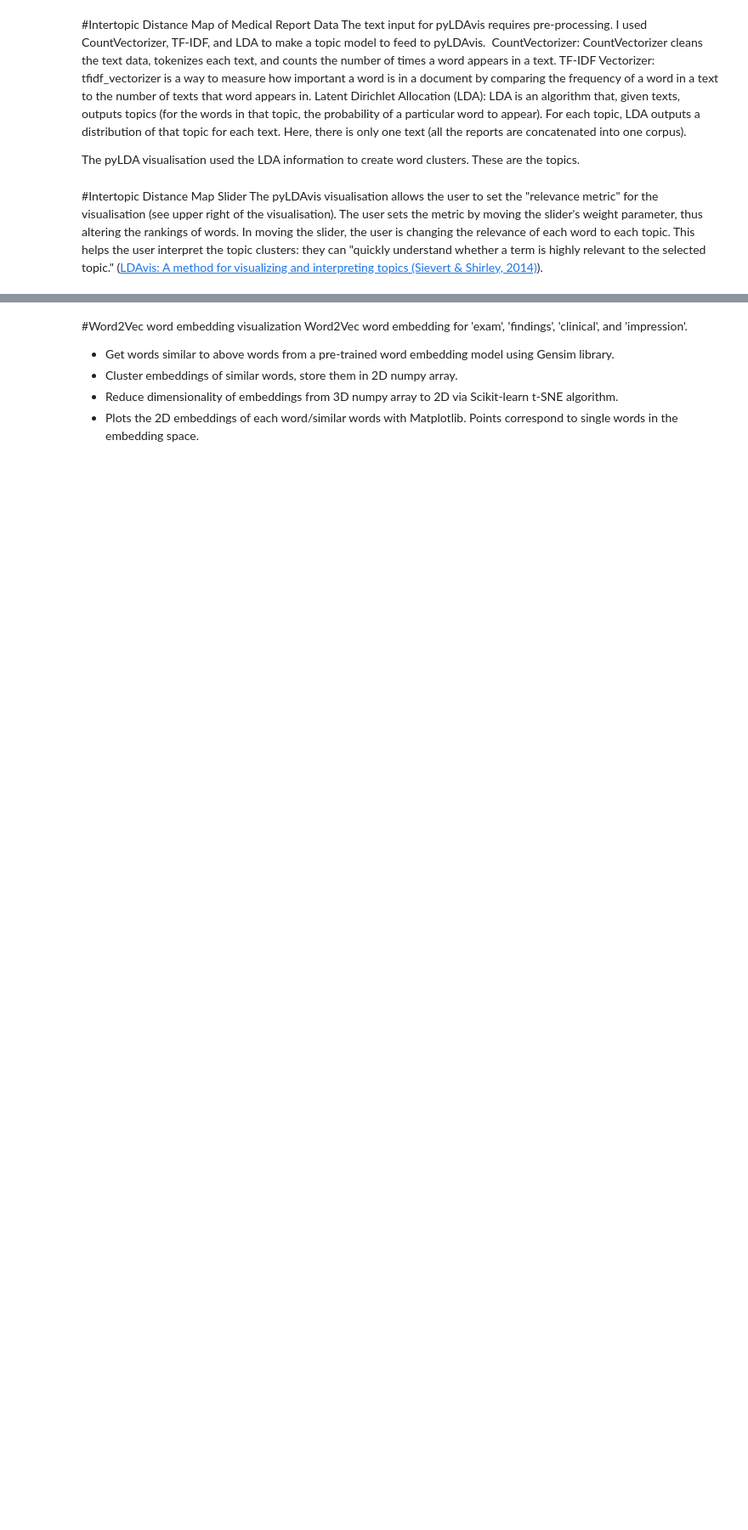
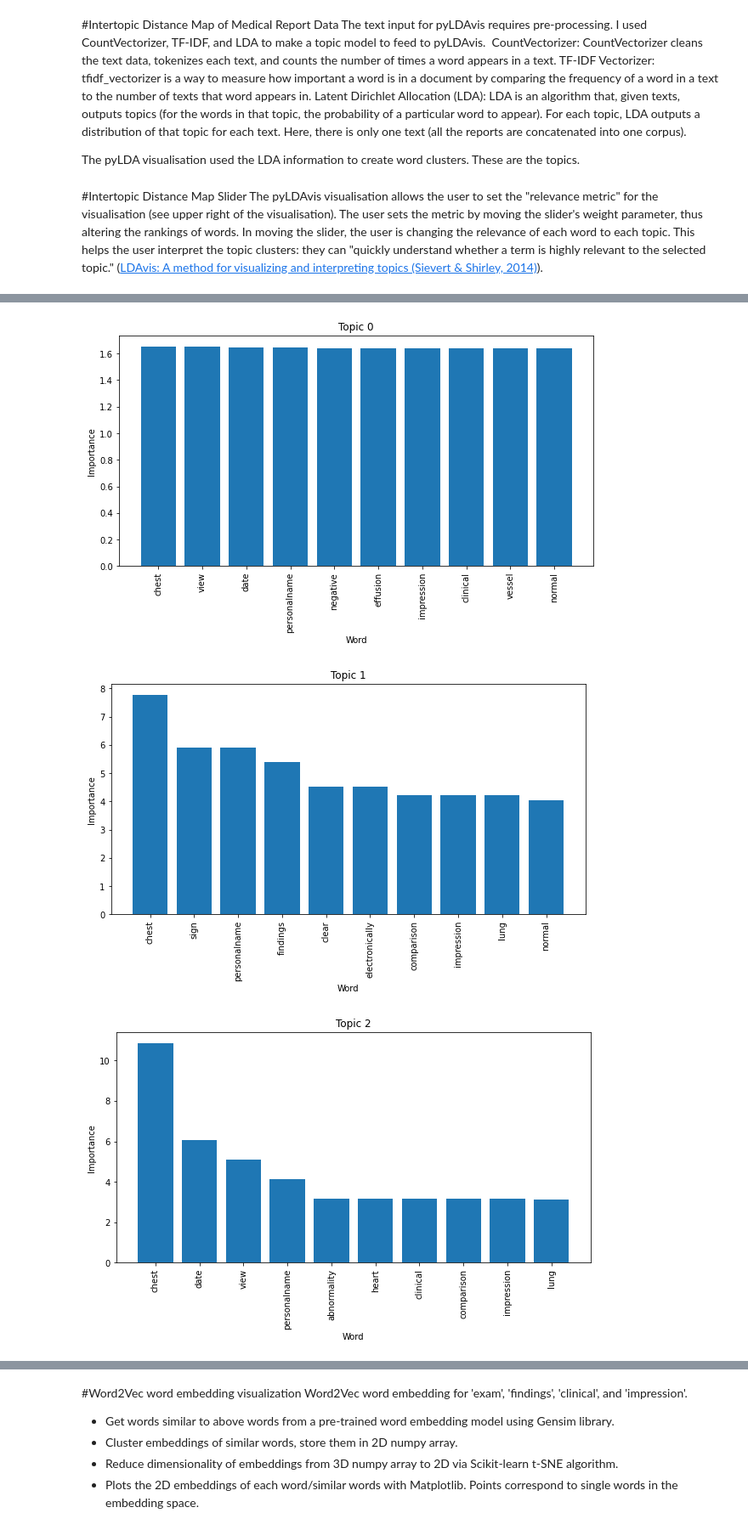
Before and after one commit to isabelklint/final_oa, a Jupyter notebook: final_oa.ipynb, the cells around one changed output, grey strips where cells are left out. Shown at 85% size. Saved outputs shown, nothing was run; the diff lists cells and outputs as text; code cells hidden in the pictures; blank space fills up the shorter version.

```diff
--- a/final_oa.ipynb
+++ b/final_oa.ipynb
@@ -614,0 +545,33 @@ plt.show()
+# %%
+import matplotlib.pyplot as plt
+
+# Get the importance data for each topic
+importance_data = ldamodel.show_topics(formatted=False)
+topic_importance = [dict(topic[1]) for topic in importance_data]
+
+# Get the top 15 words for each topic
+top_words = [list(dict(ldamodel.show_topic(topicid)).keys())[:15] for topicid in range(ldamodel.num_topics)]
+
+# Create a histogram for each topic
+for i in range(ldamodel.num_topics):
+    fig, ax = plt.subplots(figsize=(10, 5))
+
+    # Get the importance values for the top words in the topic (scale up importance by *100)
+    topic_words_importance = [topic_importance[i][word]*100 if word in topic_importance[i] else 0 for word in top_words[i]]
+
+    # Plot the histogram
+    ax.bar(top_words[i], topic_words_importance)
+
+    # Set the axis labels and title
+    ax.set_xlabel('Word')
+    ax.set_ylabel('Importance')
+    ax.set_title(f'Topic {i}')
+
+    # Rotate the x-tick labels by 90 degrees
+    plt.xticks(rotation=90)
+
+    plt.show()
+# %% [output]
+[figure, added]
+[figure, added]
+[figure, added]
```
Also changed, not shown: parts of 53 cells of this notebook.
